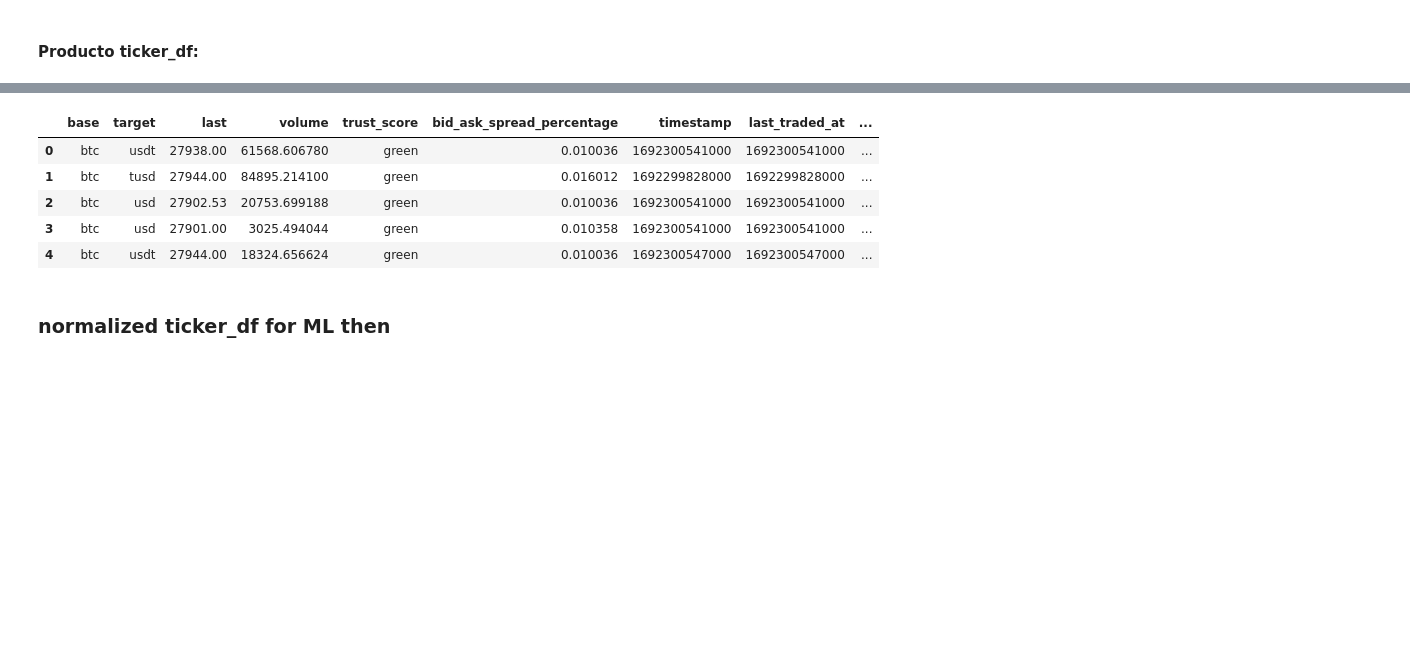
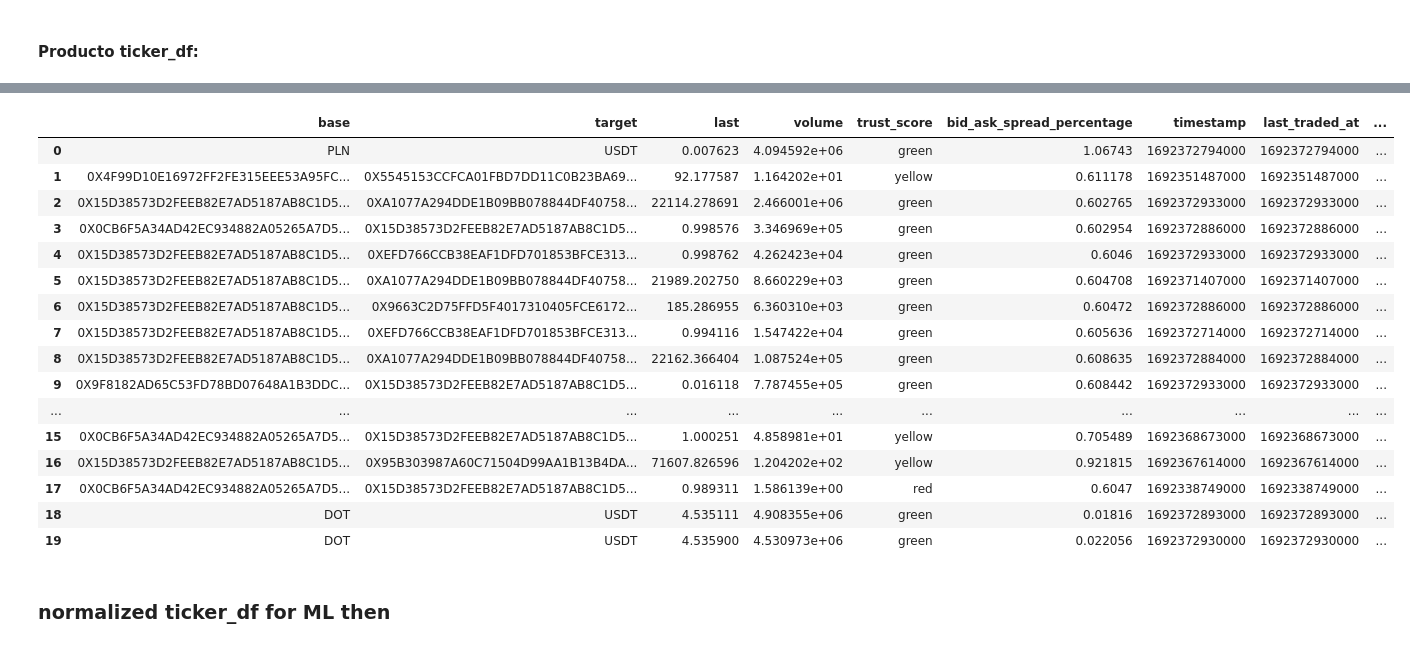
Before and after one commit to Lucaramallo/Cripto_analisis_lucaramallo, a Jupyter notebook: EDA_Cripto.ipynb, the cells around one changed output, grey strips where cells are left out. Drawn from its saved outputs; the diff is of its cells as text; code cells hidden in the pictures; blank space fills up the shorter version.

```diff
--- a/EDA_Cripto.ipynb
+++ b/EDA_Cripto.ipynb
@@ -470,7 +878,7 @@ ticker_df.head()
 # %% [markdown]
 #### converted_last
 # %%
-ticker_df['converted_last_btc'] = ticker_df['converted_last'].apply(lambda x: x['btc'])
-ticker_df['converted_last_eth'] = ticker_df['converted_last'].apply(lambda x: x['eth'])
-ticker_df['converted_last_usd'] = ticker_df['converted_last'].apply(lambda x: x['usd'])
+tickers_resume['converted_last_btc'] = tickers_resume['converted_last'].apply(lambda x: x['btc'])
+tickers_resume['converted_last_eth'] = tickers_resume['converted_last'].apply(lambda x: x['eth'])
+tickers_resume['converted_last_usd'] = tickers_resume['converted_last'].apply(lambda x: x['usd'])
 # %%
@@ -506,7 +914,7 @@ ticker_df.head()
 # %% [markdown]
 #### converted_volume
 # %%
-ticker_df['converted_volume_btc'] = ticker_df['converted_volume'].apply(lambda x: x['btc'])
-ticker_df['converted_volume_eth'] = ticker_df['converted_volume'].apply(lambda x: x['eth'])
-ticker_df['converted_volume_usd'] = ticker_df['converted_volume'].apply(lambda x: x['usd'])
+tickers_resume['converted_volume_btc'] = tickers_resume['converted_volume'].apply(lambda x: x['btc'])
+tickers_resume['converted_volume_eth'] = tickers_resume['converted_volume'].apply(lambda x: x['eth'])
+tickers_resume['converted_volume_usd'] = tickers_resume['converted_volume'].apply(lambda x: x['usd'])
 # %%
@@ -532,5 +940,5 @@ memory usage: 19.1+ KB
 # %%
 column_drop = ['market','converted_last','converted_volume']
 # Eliminar las columnas del DataFrame
-ticker_df = ticker_df.drop(columns=column_drop)
+tickers_resume = tickers_resume.drop(columns=column_drop)
 # %%
@@ -584,4 +992,4 @@ plt.show()
 #### Producto ticker_df:
 # %%
 # Aplicar lowercase a todo el DataFrame
-ticker_df = ticker_df.apply(lambda x: x.str.lower() if x.dtype == "object" else x)
+tickers_resume = tickers_resume.apply(lambda x: x.str.lower() if x.dtype == "object" else x)
@@ -590,15 +1000,26 @@ ticker_df = ticker_df.apply(lambda x: x.str.lower() if x.dtype == "object" else
 pd.set_option('display.max_columns', None)
 # %%
 # Renombrar la columna
-ticker_df.rename(columns={'coin_id': 'crip_id'}, inplace=True)
-ticker_df.head()
+tickers_resume.rename(columns={'coin_id': 'crip_id'}, inplace=True)
+tickers_resume.head(20)
 # %% [output]
 |  | base | target | last | volume | trust_score | bid_ask_spread_percentage | timestamp | last_traded_at | ... |
-| 0 | btc | usdt | 27938.00 | 61568.606780 | green | 0.010036 | 1692300541000 | 1692300541000 | ... |
-| 1 | btc | tusd | 27944.00 | 84895.214100 | green | 0.016012 | 1692299828000 | 1692299828000 | ... |
-| 2 | btc | usd | 27902.53 | 20753.699188 | green | 0.010036 | 1692300541000 | 1692300541000 | ... |
-| 3 | btc | usd | 27901.00 | 3025.494044 | green | 0.010358 | 1692300541000 | 1692300541000 | ... |
-| 4 | btc | usdt | 27944.00 | 18324.656624 | green | 0.010036 | 1692300547000 | 1692300547000 | ... |
+| 0 | PLN | USDT | 0.007623 | 4.094592e+06 | green | 1.06743 | 1692372794000 | 1692372794000 | ... |
+| 1 | 0X4F99D10E16972FF2FE315EEE53A95FC... | 0X5545153CCFCA01FBD7DD11C0B23BA69... | 92.177587 | 1.164202e+01 | yellow | 0.611178 | 1692351487000 | 1692351487000 | ... |
+| 2 | 0X15D38573D2FEEB82E7AD5187AB8C1D5... | 0XA1077A294DDE1B09BB078844DF40758... | 22114.278691 | 2.466001e+06 | green | 0.602765 | 1692372933000 | 1692372933000 | ... |
+| 3 | 0X0CB6F5A34AD42EC934882A05265A7D5... | 0X15D38573D2FEEB82E7AD5187AB8C1D5... | 0.998576 | 3.346969e+05 | green | 0.602954 | 1692372886000 | 1692372886000 | ... |
+| 4 | 0X15D38573D2FEEB82E7AD5187AB8C1D5... | 0XEFD766CCB38EAF1DFD701853BFCE313... | 0.998762 | 4.262423e+04 | green | 0.6046 | 1692372933000 | 1692372933000 | ... |
+| 5 | 0X15D38573D2FEEB82E7AD5187AB8C1D5... | 0XA1077A294DDE1B09BB078844DF40758... | 21989.202750 | 8.660229e+03 | green | 0.604708 | 1692371407000 | 1692371407000 | ... |
+| 6 | 0X15D38573D2FEEB82E7AD5187AB8C1D5... | 0X9663C2D75FFD5F4017310405FCE6172... | 185.286955 | 6.360310e+03 | green | 0.60472 | 1692372886000 | 1692372886000 | ... |
+| 7 | 0X15D38573D2FEEB82E7AD5187AB8C1D5... | 0XEFD766CCB38EAF1DFD701853BFCE313... | 0.994116 | 1.547422e+04 | green | 0.605636 | 1692372714000 | 1692372714000 | ... |
+| 8 | 0X15D38573D2FEEB82E7AD5187AB8C1D5... | 0XA1077A294DDE1B09BB078844DF40758... | 22162.366404 | 1.087524e+05 | green | 0.608635 | 1692372884000 | 1692372884000 | ... |
+| 9 | 0X9F8182AD65C53FD78BD07648A1B3DDC... | 0X15D38573D2FEEB82E7AD5187AB8C1D5... | 0.016118 | 7.787455e+05 | green | 0.608442 | 1692372933000 | 1692372933000 | ... |
+| ... | ... | ... | ... | ... | ... | ... | ... | ... | ... |
+| 15 | 0X0CB6F5A34AD42EC934882A05265A7D5... | 0X15D38573D2FEEB82E7AD5187AB8C1D5... | 1.000251 | 4.858981e+01 | yellow | 0.705489 | 1692368673000 | 1692368673000 | ... |
+| 16 | 0X15D38573D2FEEB82E7AD5187AB8C1D5... | 0X95B303987A60C71504D99AA1B13B4DA... | 71607.826596 | 1.204202e+02 | yellow | 0.921815 | 1692367614000 | 1692367614000 | ... |
+| 17 | 0X0CB6F5A34AD42EC934882A05265A7D5... | 0X15D38573D2FEEB82E7AD5187AB8C1D5... | 0.989311 | 1.586139e+00 | red | 0.6047 | 1692338749000 | 1692338749000 | ... |
+| 18 | DOT | USDT | 4.535111 | 4.908355e+06 | green | 0.01816 | 1692372893000 | 1692372893000 | ... |
+| 19 | DOT | USDT | 4.535900 | 4.530973e+06 | green | 0.022056 | 1692372930000 | 1692372930000 | ... |
 # %% [markdown]
 ### normalized ticker_df for ML then
 # %%
```
Also changed, not shown: parts of 105 cells of this notebook.
